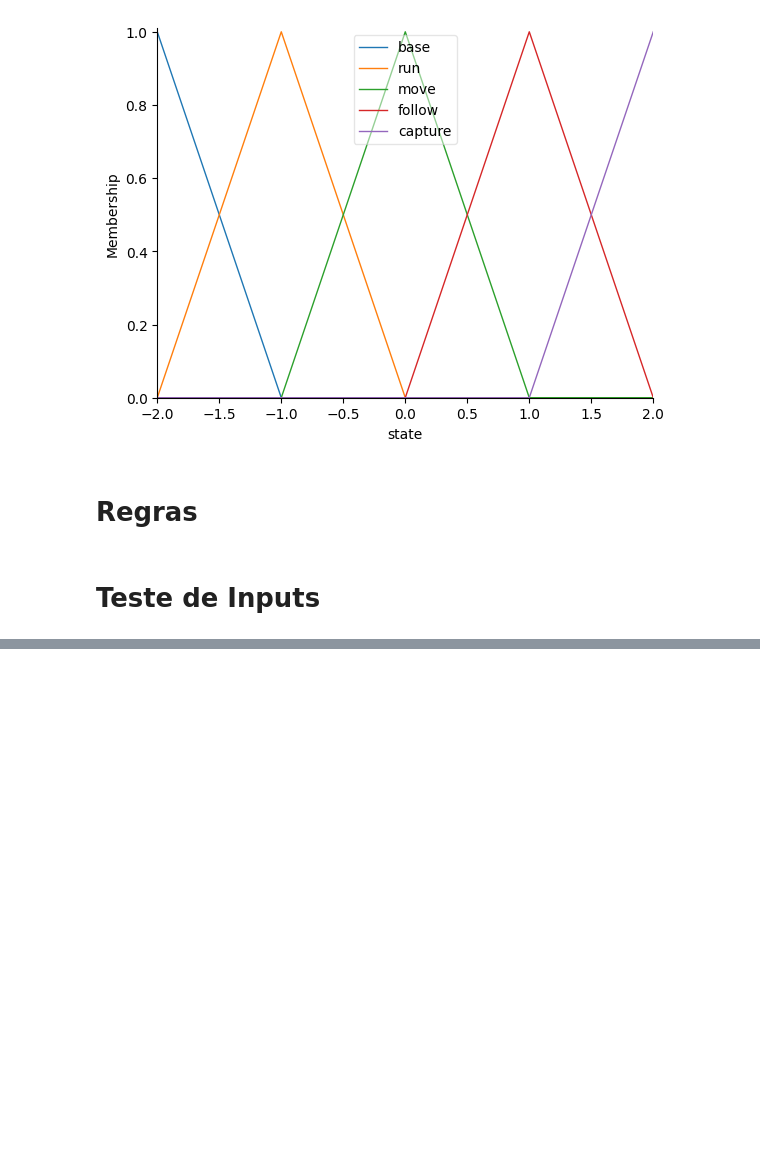
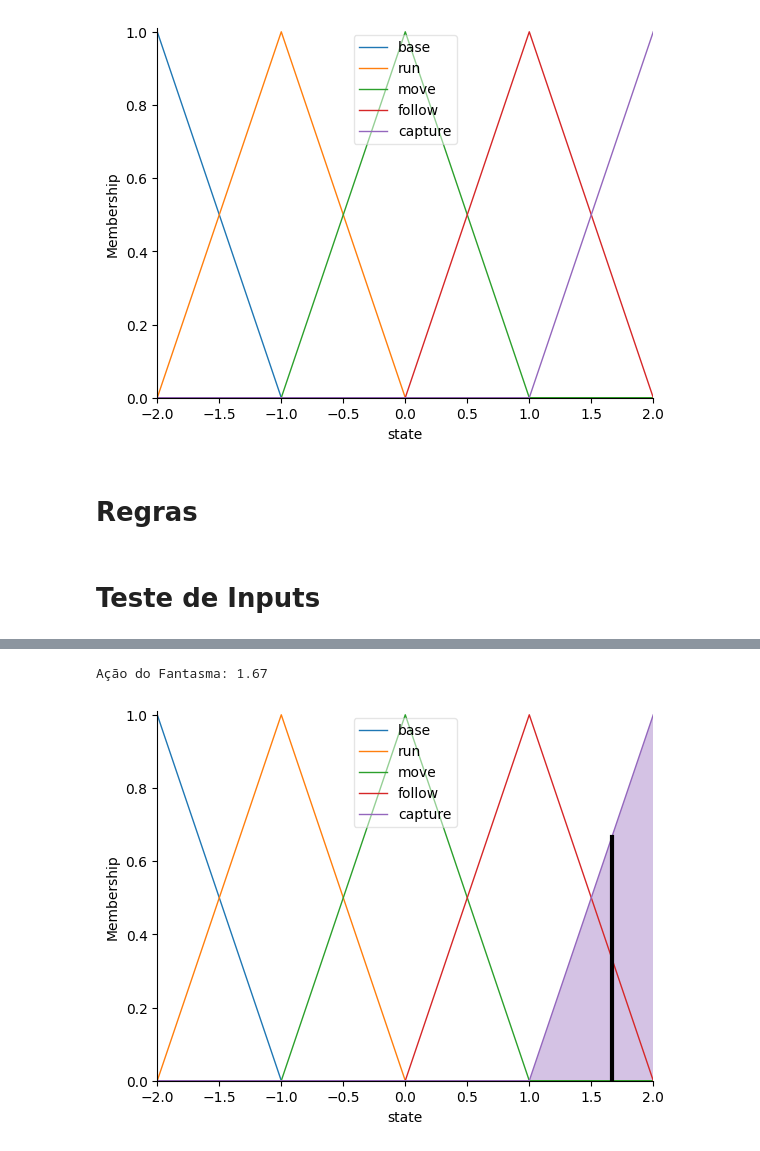
Before and after one commit to MrVeGGi3/AI-for-Games, a Jupyter notebook: PacManFuzzy.ipynb, the cells around one changed output, grey strips where cells are left out. Saved outputs shown, nothing was run; the diff lists cells and outputs as text; code cells hidden in the pictures; blank space fills up the shorter version.

```diff
--- a/PacManFuzzy.ipynb
+++ b/PacManFuzzy.ipynb
@@ -161,0 +178,9 @@ print(f"Ação do Fantasma: {result:.2f}")
+# %%
+ghost = 'clyde'
+dist = 0
+power = 0
+result = simulate_ghost_action(ghost, dist, power)
+print(f"Ação do Fantasma: {result:.2f}")
+# %% [output]
+Ação do Fantasma: 1.67
+[figure, added]
```
Also changed, not shown: parts of 6 cells of this notebook.
